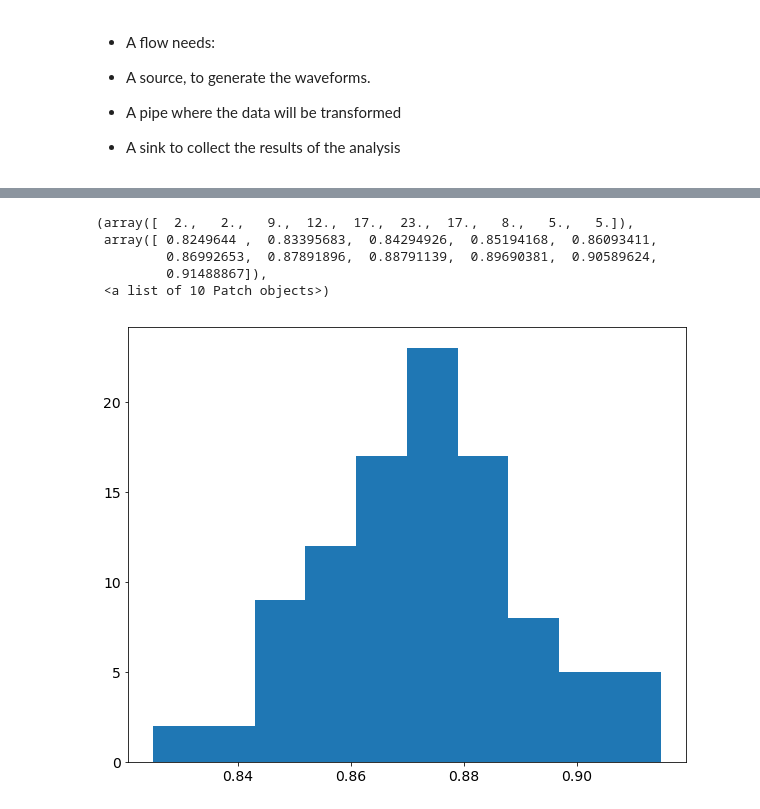
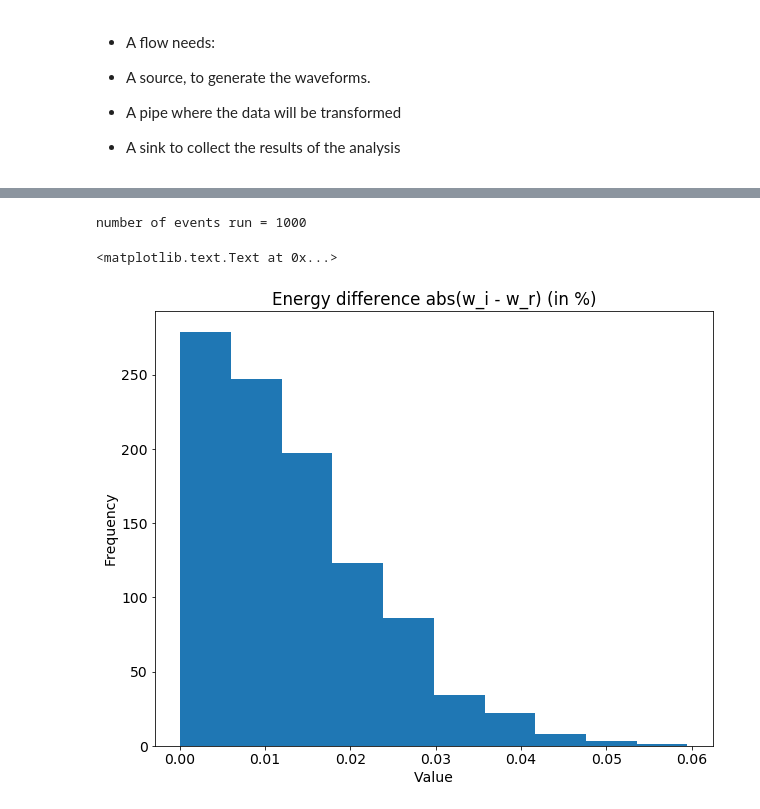
Before and after one commit to jjgomezcadenas/ICDEV, a Jupyter notebook: liquid_cities/LiquidCitiesTutorial.ipynb, the cells around one changed output, grey strips where cells are left out. Saved outputs shown, nothing was run; the diff lists cells and outputs as text; code cells hidden in the pictures.

```diff
--- a/liquid_cities/LiquidCitiesTutorial.ipynb
+++ b/liquid_cities/LiquidCitiesTutorial.ipynb
@@ -218,5 +217,5 @@ def blr(fee):
 # %%
-def energy_comparison(tmin=1000, tmax=11000):
+def compare_energy(tmin=1000, tmax=11000):
     def energy_comparison(wf_i, wf_r):
         energy_r = np.sum(wf_r.q[tmin:tmax])
         energy_i = np.sum(wf_i.q)
@@ -225,5 +226,5 @@ def energy_comparison(tmin=1000, tmax=11000):
 # %%
-def noise_calculation(tmin=1000, tmax=11000):
+def calculate_noise(tmin=1000, tmax=11000):
     def noise_calculation(wf_fee):
         return np.std(wf_fee.q[tmin:tmax],ddof=1)
     return noise_calculation
@@ -310,2 +268,36 @@ def esmeralda(event_range=(0,100), print_mod=1, noise_f=1, noise_daq=1):
+# %%
+def esmeralda(event_range=(0,100), print_mod=1, noise_f=1, noise_daq=1):
+    """This city:
+    - accepts waveforms ("true" and "convoluted") from the source
+    - deconvolutes the waveforms
+    - compares the deconvoluted ("blr") waveform with the "true" waveform,
+      producing an histogram of energy difference
+    - produces an histogram of FEE noise
+    """
+
+    fee = FE.FEE(noise_FEEPMB_rms=noise_f * FE.NOISE_I, noise_DAQ_rms=noise_daq * FE.NOISE_DAQ)
+
+
+    deconvolution_waveform  = fl.map(waveform_deconvolution(fee),           args="wf_fee" ,        out="wf_r")
+    energy_comparison       = fl.map(compare_energy(tmin=1000, tmax=11000), args=("wf_i", "wf_r"), out="ediff_wi_wr")
+    noise_calculation       = fl.map(calculate_noise(25000,26000),          args="wf_fee"        , out="noise_fee")
+
+    r_ediff = []
+    r_noise = []
+
+    ediff = fl.sink(r_ediff.append, args="ediff_wi_wr")   #the flow ends in a sink that fills the container
+    noise = fl.sink(r_noise.append, args="noise_fee")
+
+    event_count = fl.count()
+    out = fl.push(
+                  source =  waveform_generator(fee, event_range[1]),
+                  pipe   = fl.pipe(fl.slice(*event_range),
+                                   #print_every(print_mod),
+                                   deconvolution_waveform,
+                                   fl.fork((energy_comparison,   ediff),
+                                           (noise_calculation,   noise),
+                                           (        event_count.sink))),
+                  result = (event_count.future))
+    return out, r_ediff, r_noise
 # %%
-cnt,  h_ediff, h_noise = esmeralda(event_range=(0,100), print_mod=1, noise_f=1, noise_daq=1)
+cnt,  ediff, noise = esmeralda(event_range=(0,1000), print_mod=1, noise_f=1, noise_daq=1)
@@ -339,9 +304,12 @@ plt.hist(h_ediff)
-# %%
-plt.hist(h_noise)
-# %% [output]
-(array([  2.,   2.,   9.,  12.,  17.,  23.,  17.,   8.,   5.,   5.]),
- array([ 0.8249644 ,  0.83395683,  0.84294926,  0.85194168,  0.86093411,
-         0.86992653,  0.87891896,  0.88791139,  0.89690381,  0.90589624,
-         0.91488867]),
- <a list of 10 Patch objects>)
-[figure, removed]
+# %%
+print('number of events run = {}'.format(cnt))
+# %% [output]
+number of events run = 1000
+# %%
+h2_ediff, _, _ = plt.hist(ediff, 10)
+plt.title("Energy difference abs(w_i - w_r) (in %)")
+plt.xlabel("Value")
+plt.ylabel("Frequency")
+# %% [output]
+<matplotlib.text.Text at 0x...>
+[figure, added]
```
Also changed, not shown: parts of 38 cells of this notebook.
